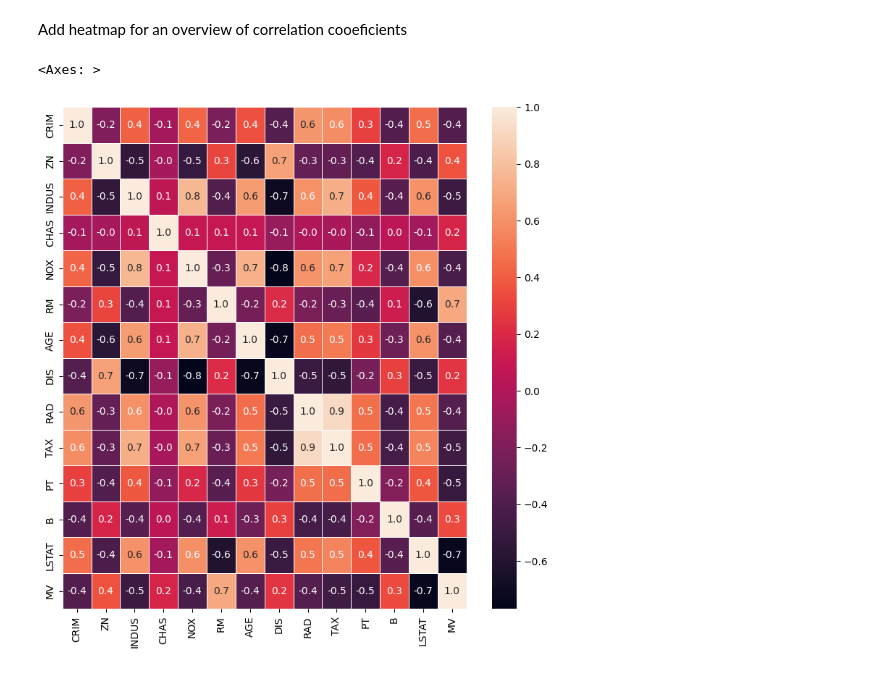
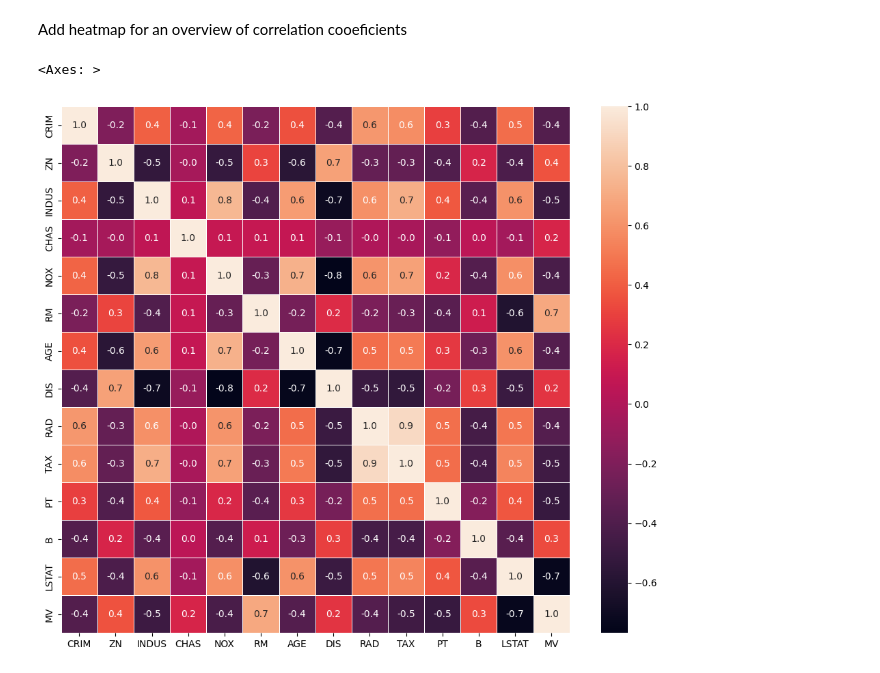
Before and after one commit to Ri-Dearg/data-analytics-dbs, a Jupyter notebook: statistics/ca1-boston-data/ca1.ipynb, the cells around one changed output. Drawn from its saved outputs; the diff is of its cells as text; code cells hidden in the pictures.

```diff
--- a/statistics/ca1-boston-data/ca1.ipynb
+++ b/statistics/ca1-boston-data/ca1.ipynb
@@ -112,10 +112,10 @@ multi_row_plot(sns.violinplot, boston_csv)
 # %% [markdown]
 Add heatmap for an overview of correlation cooeficients
 # %%
-plt.figure(figsize=(9, 9))
+plt.figure(figsize=(12, 10))
 
 corr_matrix = boston_csv.corr()
-sns.heatmap(corr_matrix,annot=True, fmt=".1f", linewidth=0.5)
+sns.heatmap(corr_matrix, annot=True, fmt='.1f', linewidth=0.5)
 # %% [output]
 <Axes: >
-[figure, old version]
+[figure, new version]
```
Also changed, not shown: parts of 8 cells of this notebook.
